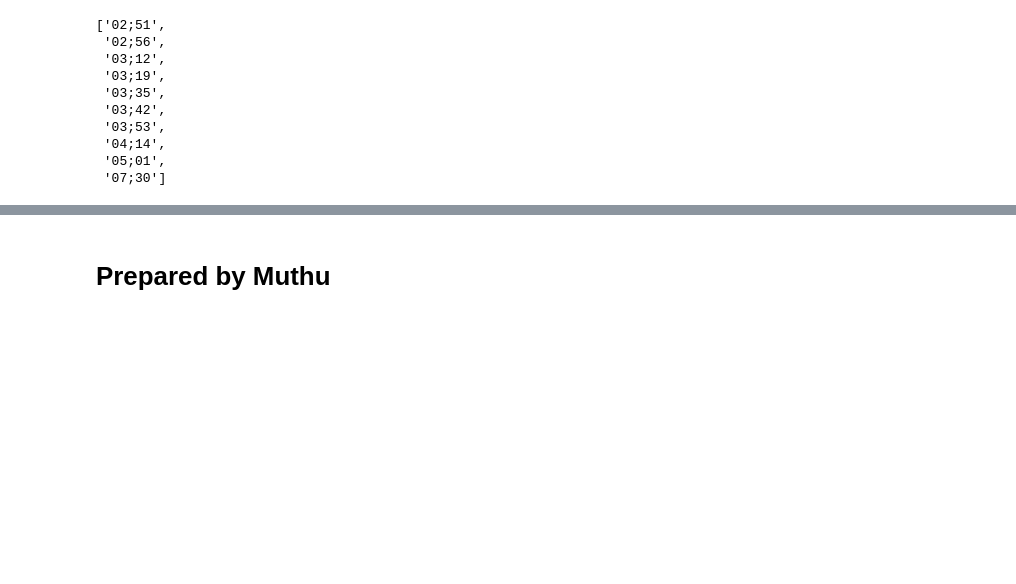
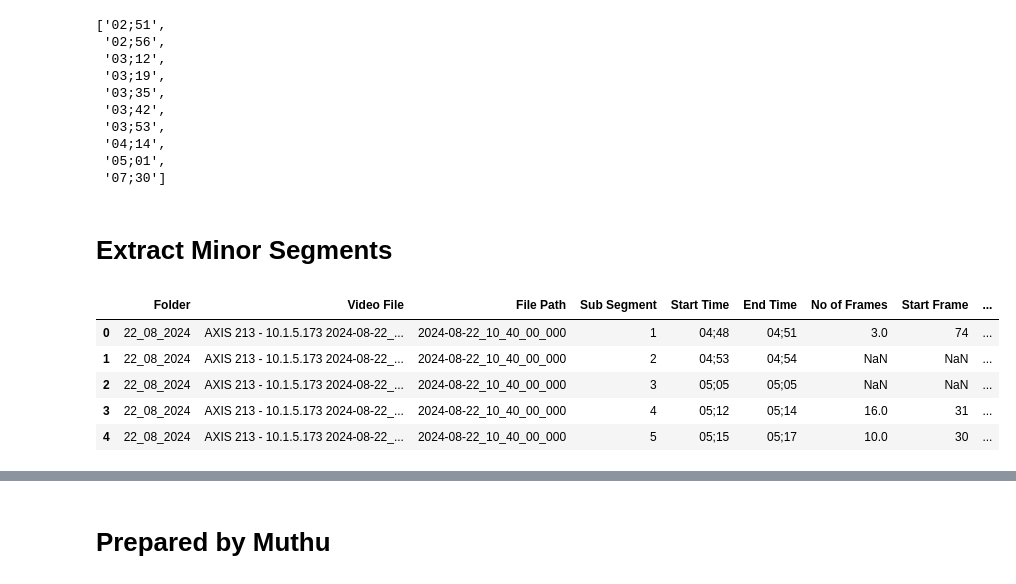
Before and after one commit to muthuganeshece/CVProjects, a Jupyter notebook: SodiumDisposal/Notebook/VideoExtractor.ipynb, the cells around one changed output, grey strips where cells are left out. Drawn from its saved outputs; the diff is of its cells as text; code cells hidden in the pictures; blank space fills up the shorter version.

Commit message:
Generate Video subsegments

```diff
--- a/SodiumDisposal/Notebook/VideoExtractor.ipynb
+++ b/SodiumDisposal/Notebook/VideoExtractor.ipynb
@@ -113,3 +114,5 @@ list(excel_group.loc[i, 'Start Time'])
  '04;14',
  '05;01',
  '07;30']
+# %% [markdown]
+# Extract Minor Segments
@@ -115,0 +132,10 @@ list(excel_group.loc[i, 'Start Time'])
+# %%
+excel = pd.read_excel(r"F:\Work\SOCAAutomation\Dataset\DatasetAnalysisReport.xlsx", sheet_name = 'Video Extraction')
+excel.head()
+# %% [output]
+|  | Folder | Video File | File Path | Sub Segment | Start Time | End Time | No of Frames | Start Frame | ... |
+| 0 | 22_08_2024 | AXIS 213 - 10.1.5.173 2024-08-22_... | 2024-08-22_10_40_00_000 | 1 | 04;48 | 04;51 | 3.0 | 74 | ... |
+| 1 | 22_08_2024 | AXIS 213 - 10.1.5.173 2024-08-22_... | 2024-08-22_10_40_00_000 | 2 | 04;53 | 04;54 | NaN | NaN | ... |
+| 2 | 22_08_2024 | AXIS 213 - 10.1.5.173 2024-08-22_... | 2024-08-22_10_40_00_000 | 3 | 05;05 | 05;05 | NaN | NaN | ... |
+| 3 | 22_08_2024 | AXIS 213 - 10.1.5.173 2024-08-22_... | 2024-08-22_10_40_00_000 | 4 | 05;12 | 05;14 | 16.0 | 31 | ... |
+| 4 | 22_08_2024 | AXIS 213 - 10.1.5.173 2024-08-22_... | 2024-08-22_10_40_00_000 | 5 | 05;15 | 05;17 | 10.0 | 30 | ... |
```
Also changed, not shown: parts of 12 cells of this notebook.
